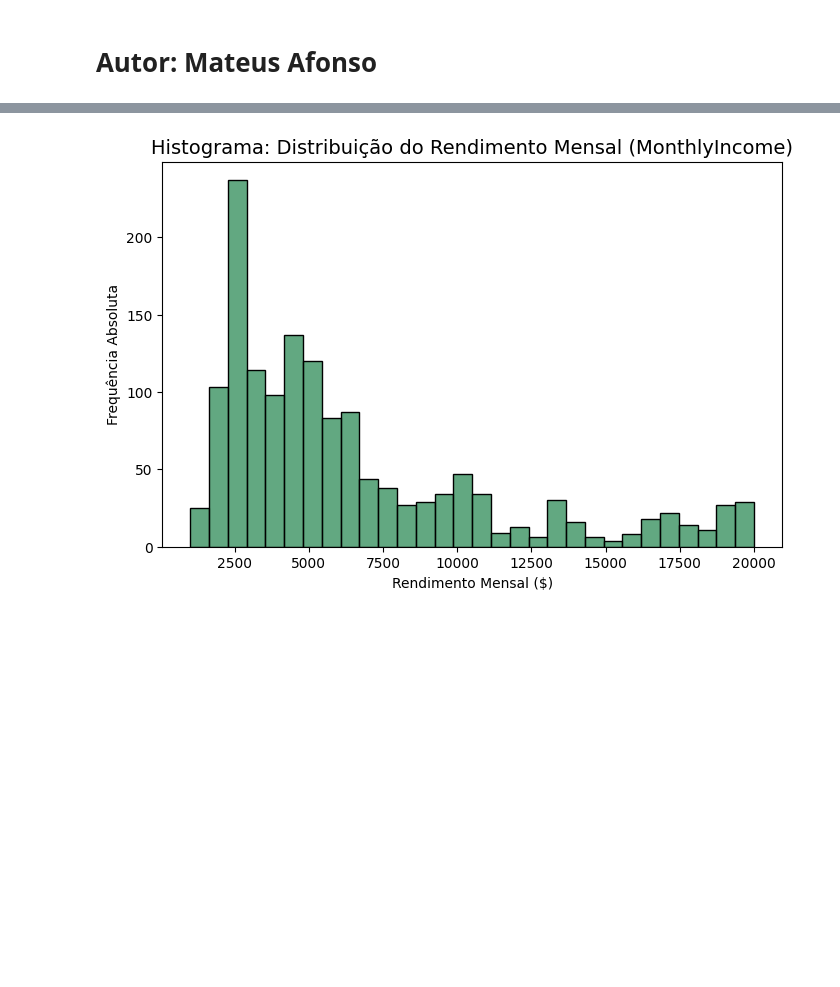
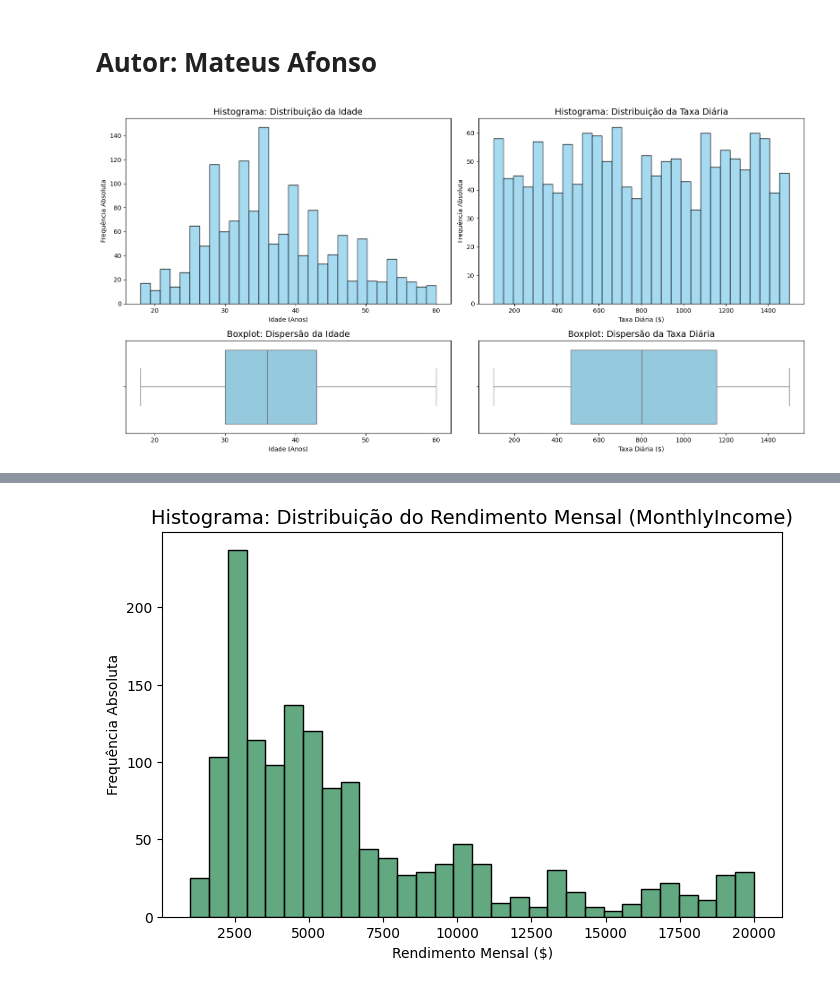
Before and after one commit to LuiscnFigueira/Projeto-cdg-grupo10, a Jupyter notebook: notebooks/M2_exploração.ipynb, the cells around one changed output, grey strips where cells are left out. Drawn from its saved outputs; the diff is of its cells as text; code cells hidden in the pictures; blank space fills up the shorter version.

```diff
--- a/notebooks/M2_exploração.ipynb
+++ b/notebooks/M2_exploração.ipynb
@@ -66,6 +66,42 @@ Colunas removidas com sucesso. O dataset passou a ter 31 variáveis.
 ## 4.Criar histogramas e boxplots para variáveis numéricas.
 # %% [markdown]
 # Autor: Mateus Afonso
+# %%
+# Criar a grelha 2x2 (2 linhas, 2 colunas)
+fig, axes = plt.subplots(nrows=2, ncols=2, figsize=(16, 8), gridspec_kw={'height_ratios': [2, 1]})
+
+# COLUNA: IDADE (Age)
+
+# Histograma da variável (Age)
+sns.histplot(df['Age'], color='skyblue', bins=30, ax=axes[0, 0])
+axes[0, 0].set_title('Histograma: Distribuição da Idade', fontsize=14)
+axes[0, 0].set_xlabel('Idade (Anos)')
+axes[0, 0].set_ylabel('Frequência Absoluta')
+
+# Boxplot da variável (Age)
+sns.boxplot(x=df['Age'], color='skyblue', ax=axes[1, 0])
+axes[1, 0].set_title('Boxplot: Dispersão da Idade', fontsize=14)
+axes[1, 0].set_xlabel('Idade (Anos)')
+
+# COLUNA: TAXA DIÁRIA (DailyRate)
+
+# Histograma da variável (DailyRate)
+sns.histplot(df['DailyRate'], color='skyblue', bins=30, ax=axes[0, 1])
+axes[0, 1].set_title('Histograma: Distribuição da Taxa Diária', fontsize=14)
+axes[0, 1].set_xlabel('Taxa Diária ($)')
+axes[0, 1].set_ylabel('Frequência Absoluta')
+
+# Boxplot da variável (DailyRate)
+sns.boxplot(x=df['DailyRate'], color='skyblue', ax=axes[1, 1])
+axes[1, 1].set_title('Boxplot: Dispersão da Taxa Diária', fontsize=14)
+axes[1, 1].set_xlabel('Taxa Diária ($)')
+
+plt.tight_layout()
+plt.show()
+
+# Autor: Mateus Afonso
+# %% [output]
+[figure, added]
 # %%
 # Histograma da variável (Age)
 plt.figure(figsize=(8, 5))
```
Also changed, not shown: parts of 9 cells of this notebook.
